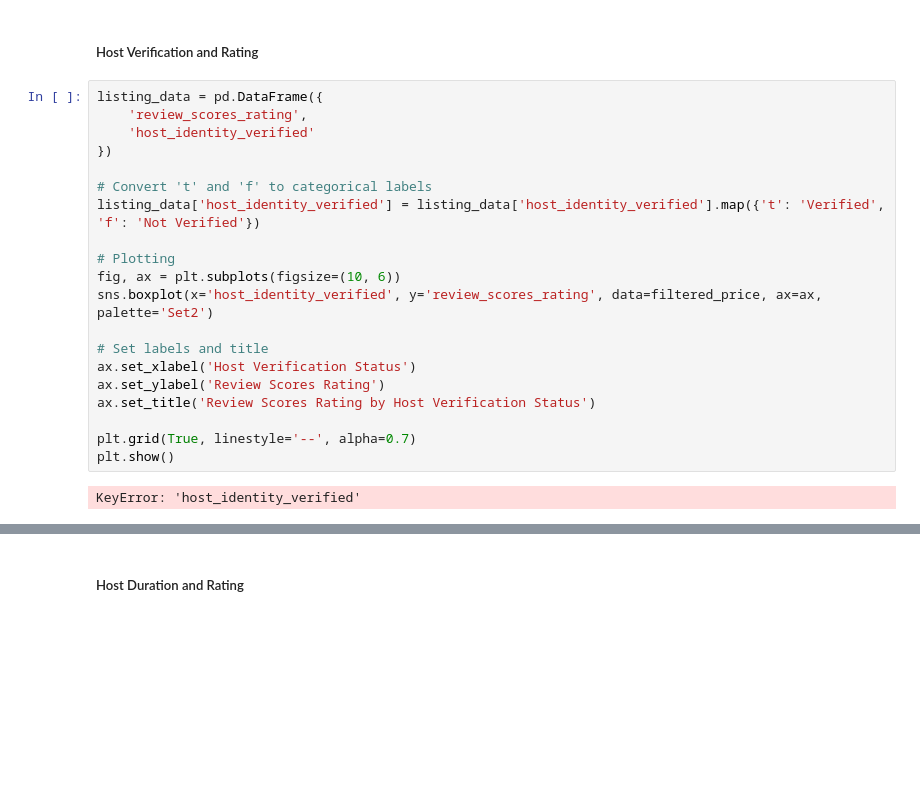
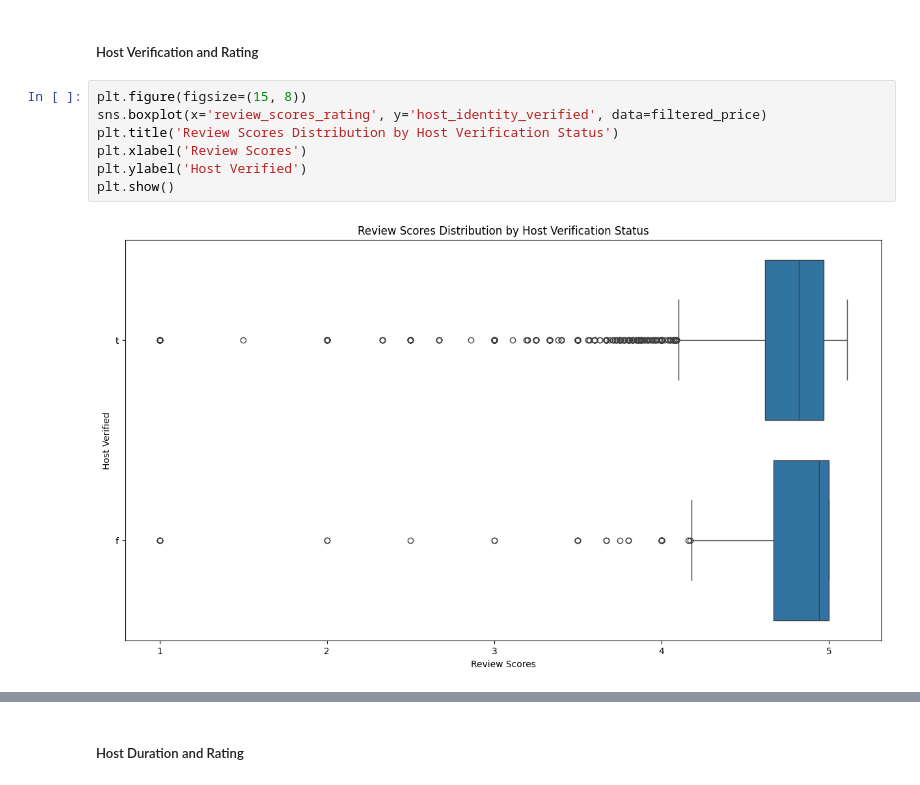
Before and after one commit to karenstevani/data_project, a Jupyter notebook: finaldataproject.ipynb, the cells around one changed output, grey strips where cells are left out. Saved outputs shown, nothing was run; the diff lists cells and outputs as text; blank space fills up the shorter version.

```diff
--- a/finaldataproject.ipynb
+++ b/finaldataproject.ipynb
@@ -557,25 +557,12 @@ The default of observed=False is deprecated and will be changed to True in a fut
 With the filtered standard price, there seem to be a slight upward increase for every $50 group range increase. Though the difference isn't a lot and they all still fall under 4.5-5 stars rating score. Hence this shouldn't affect your final booking decision, and desired budget goal should just be referred instead.
 # %% [markdown]
 ##### Host Verification and Rating
-# %%
-listing_data = pd.DataFrame({
-    'review_scores_rating',
-    'host_identity_verified'
-})
-
-# Convert 't' and 'f' to categorical labels
-listing_data['host_identity_verified'] = listing_data['host_identity_verified'].map({'t': 'Verified', 'f': 'Not Verified'})
-
-# Plotting
-fig, ax = plt.subplots(figsize=(10, 6))
-sns.boxplot(x='host_identity_verified', y='review_scores_rating', data=filtered_price, ax=ax, palette='Set2')
-
-# Set labels and title
-ax.set_xlabel('Host Verification Status')
-ax.set_ylabel('Review Scores Rating')
-ax.set_title('Review Scores Rating by Host Verification Status')
-
-plt.grid(True, linestyle='--', alpha=0.7)
-plt.show()
-# %% [output]
-KeyError: 'host_identity_verified'
+# %%
+plt.figure(figsize=(15, 8))
+sns.boxplot(x='review_scores_rating', y='host_identity_verified', data=filtered_price)
+plt.title('Review Scores Distribution by Host Verification Status')
+plt.xlabel('Review Scores')
+plt.ylabel('Host Verified')
+plt.show()
+# %% [output]
+[figure, added]
```
Also changed, not shown: parts of 10 cells of this notebook.
